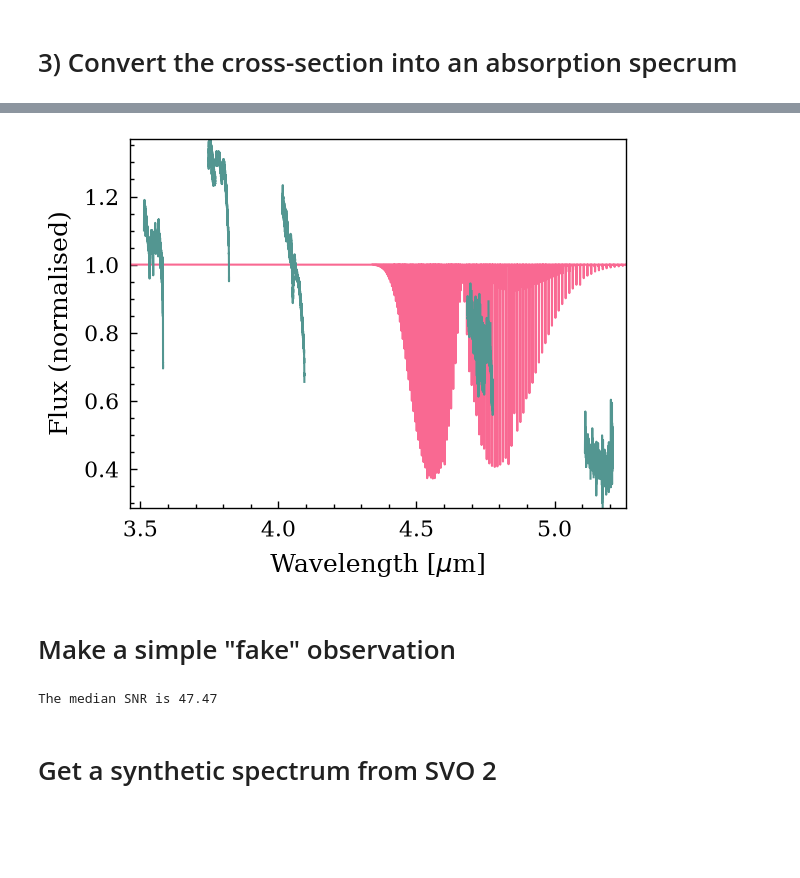
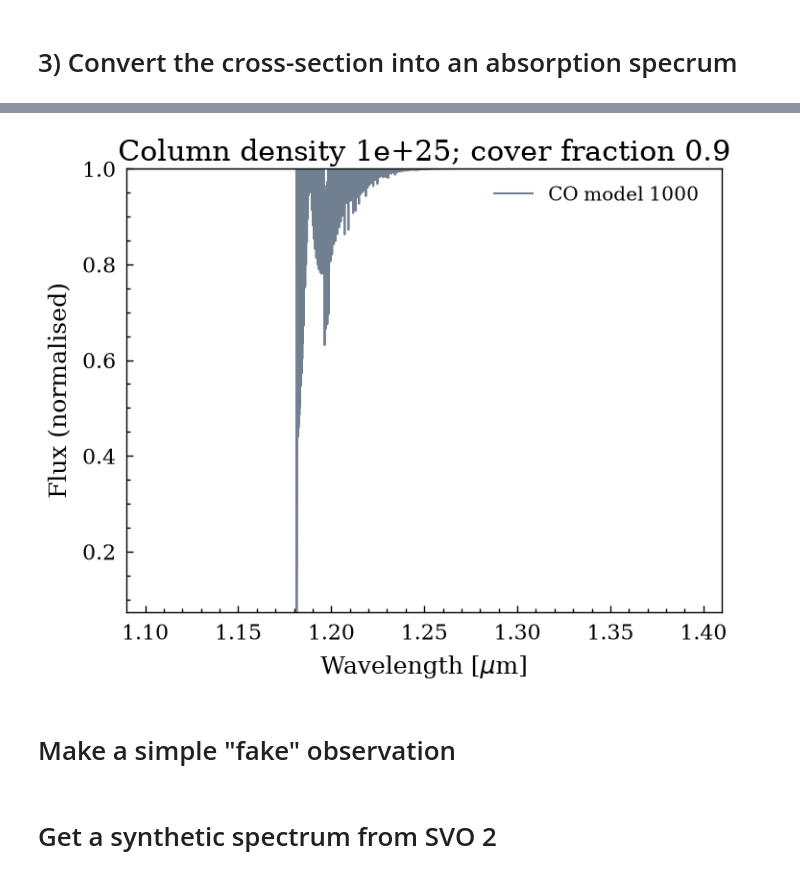
Before and after one commit to allsmurph/Exocomets-Pymolfit, a Jupyter notebook: load_files_for_ccf.ipynb, the cells around one changed output, grey strips where cells are left out. Drawn from its saved outputs; the diff is of its cells as text; code cells hidden in the pictures; blank space fills up the shorter version.

```diff
--- a/load_files_for_ccf.ipynb
+++ b/load_files_for_ccf.ipynb
@@ -255,26 +258,18 @@ plt.show()
-# %%
-
-plt.close()
-fig, ax= plt.subplots()
-
-plt.plot(model_grid_wavelength, transmission)
-ax.ticklabel_format(useOffset=False)
-plt.plot(wavelength_plot, flux_plot)
-#plt.ylim(0.999999, 1)
-plt.ylabel('Flux (normalised)')
-plt.xlabel(r'Wavelength [$\mu$m]')
-plt.show()
-# %% [output]
-[figure, removed]
+# %%
+fig, ax= plt.subplots(figsize=(8,6))
+
+plt.plot(model_wavelength_J_band, transmission_Jband, c='slategrey', label='CO model 1000 ')
+#ax.ticklabel_format(useOffset=False)
+#plt.ylim(0.999999, 1)
+plt.ylabel('Flux (normalised)')
+plt.xlabel(r'Wavelength [$\mu$m]')
+plt.title(f'Column density {cd_J:.0e}; cover fraction {cover_fraction}')
+plt.legend()
+plt.show()
+# %% [output]
+[figure, added]
 # %% [markdown]
 # Make a simple "fake" observation
-# %%
-median_SNR = np.nanmedian(observed_flux_norm/observed_error_norm)
-print(f'The median SNR is {median_SNR:.2f}')
-# def shifted_model(v):
-#     return np.interp(wavelength / (1 + v / const.c.to('km/s').value), wavelength, observed_flux_norm)
-# %% [output]
-The median SNR is 47.47
 # %%
 # fake_velocity =  20 #in km/s; hide the CO signal here! hihi)
 # signal_strength = 1
```
Also changed, not shown: parts of 14 cells of this notebook.
